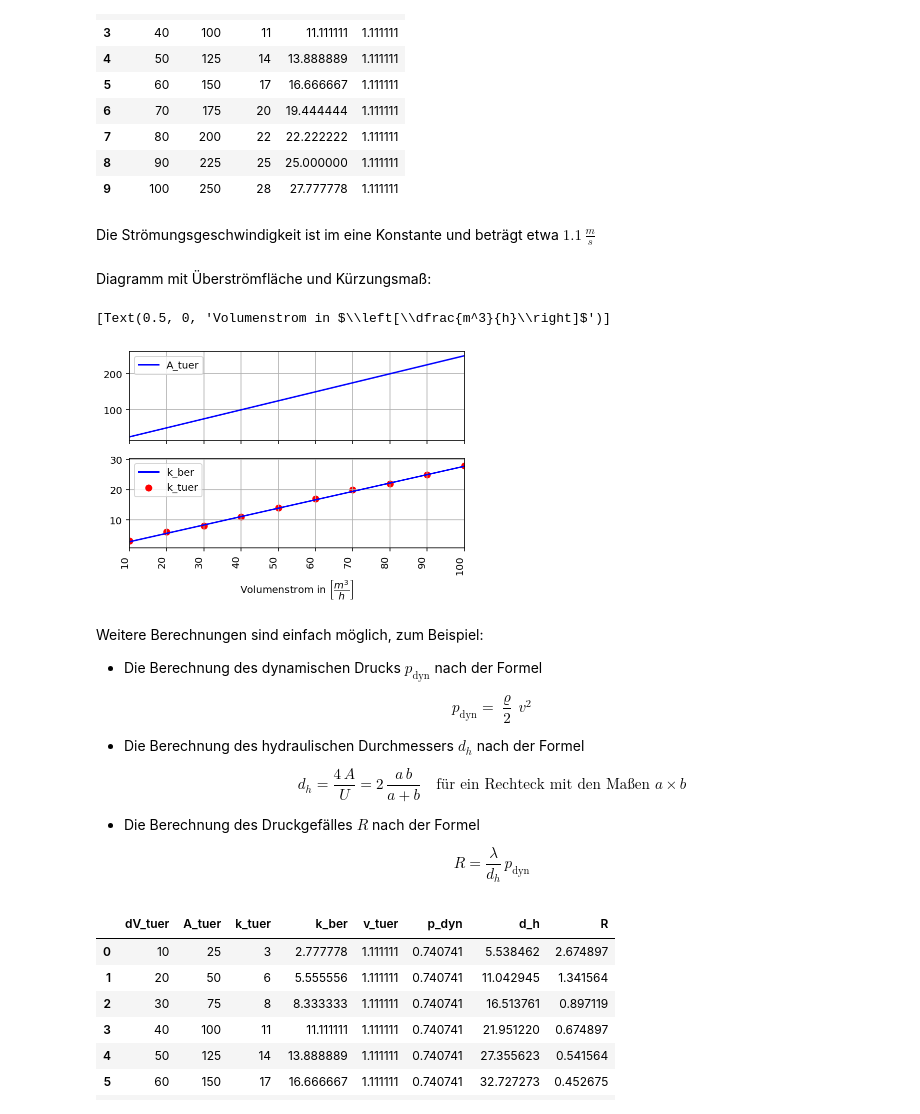
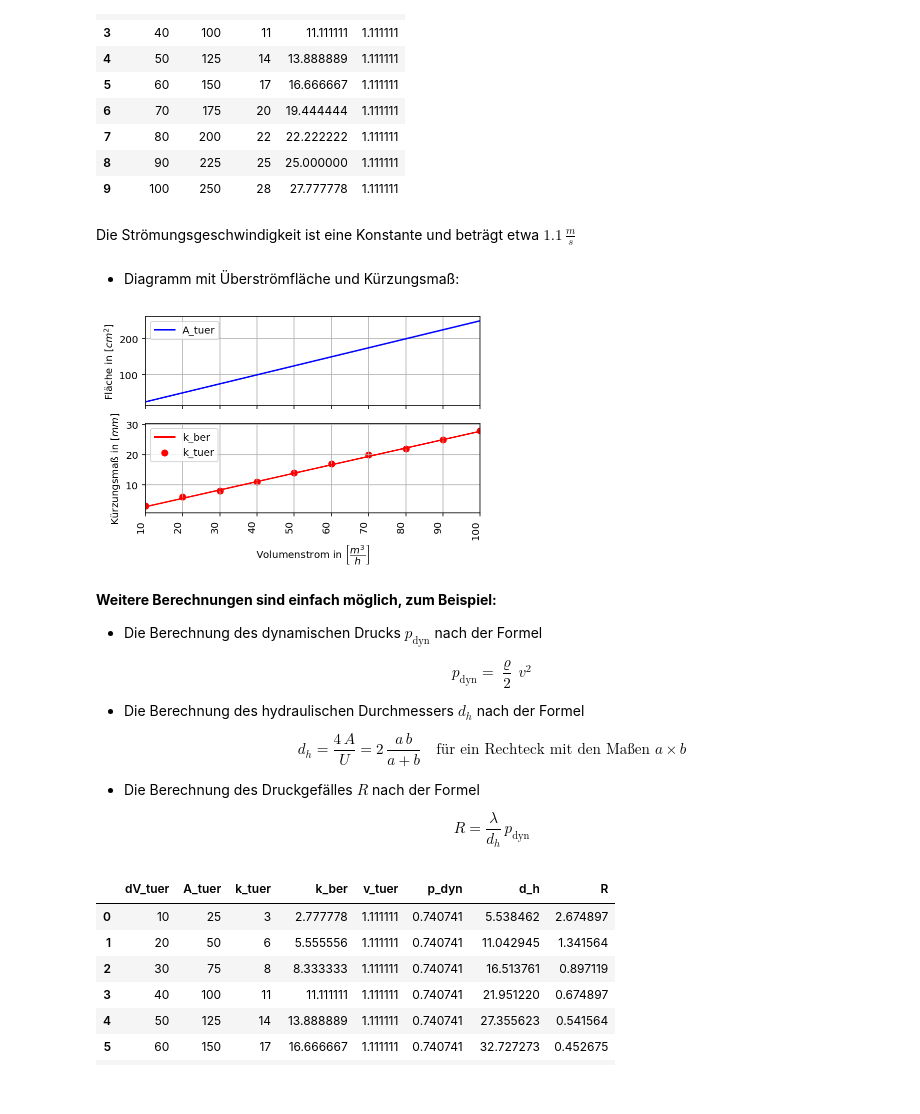
Before and after one commit to w-meiners/anb-first-steps, a Jupyter notebook: src/05-Uebung_lsg_mit_pandas.ipynb, the cells around one changed output. Cells and saved outputs as stored; diff of their text form; code cells hidden in the pictures.

```diff
--- a/src/05-Uebung_lsg_mit_pandas.ipynb
+++ b/src/05-Uebung_lsg_mit_pandas.ipynb
@@ -74,7 +78,12 @@ Realistischer ist es, von der Breite `b = 900 # mm` ausgehend die Kürzungsmaße
 # %%
-b = 900 # mm
-df['k_ber'] = df.A_tuer*100/b
-df['v_tuer'] = df.dV_tuer/3600/(df.A_tuer/1e4)
+b = 900 # Breite einer Standardinnentür in mm
+
+df[['k_ber','v_tuer']] = pd.DataFrame(
+    {0: df.A_tuer*100/b, # Kürzungsmaß in mm
+     1: df.dV_tuer/3600/(df.A_tuer/1e4) # Strömungsgeschwindigkeit in m/s
+    }
+)
+
 df
 # %% [output]
 |  | dV_tuer | A_tuer | k_tuer | k_ber | v_tuer |
@@ -89,24 +98,29 @@ df
 | 8 | 90 | 225 | 25 | 25.000000 | 1.111111 |
 | 9 | 100 | 250 | 28 | 27.777778 | 1.111111 |
 # %% [markdown]
-Die Strömungsgeschwindigkeit ist im eine Konstante und beträgt etwa $1.1\,\frac{m}{s}$
+Die Strömungsgeschwindigkeit ist eine Konstante und beträgt etwa $1.1\,\frac{m}{s}$
 # %% [markdown]
-Diagramm mit Überströmfläche und Kürzungsmaß:
+- Diagramm mit Überströmfläche und Kürzungsmaß:
 # %%
 ax = df.set_index('dV_tuer')[['A_tuer','k_ber']]\
     .plot(subplots=True,
-          color=['b','b'],
+          color=['b','r'],
           grid=True,
           rot=90,
     )
+ax[0].set(ylabel=r'Fläche in $\left[cm^2\right]$')
 ax[1].scatter(df.dV_tuer,df.k_tuer,c='r',label='k_tuer')
 ax[1].legend(loc='best')
-ax[1].set(xlabel=r'Volumenstrom in $\left[\dfrac{m^3}{h}\right]$')
+ax[1].set(
+    xlabel=r'Volumenstrom in $\left[\dfrac{m^3}{h}\right]$',
+    ylabel=r'Kürzungsmaß in $\left[mm\right]$'
+)
+
+plt.show() # verhindert ungewollte Textausgaben
 # %% [output]
-[Text(0.5, 0, 'Volumenstrom in $\\left[\\dfrac{m^3}{h}\\right]$')]
-[figure, old version]
+[figure, new version]
 # %% [markdown]
-Weitere Berechnungen sind einfach möglich, zum Beispiel:
+**Weitere Berechnungen sind einfach möglich, zum Beispiel:**
 
 - Die Berechnung des dynamischen Drucks $p_\text{dyn}$ nach der Formel
 
```
Also changed, not shown: parts of 7 cells of this notebook.
